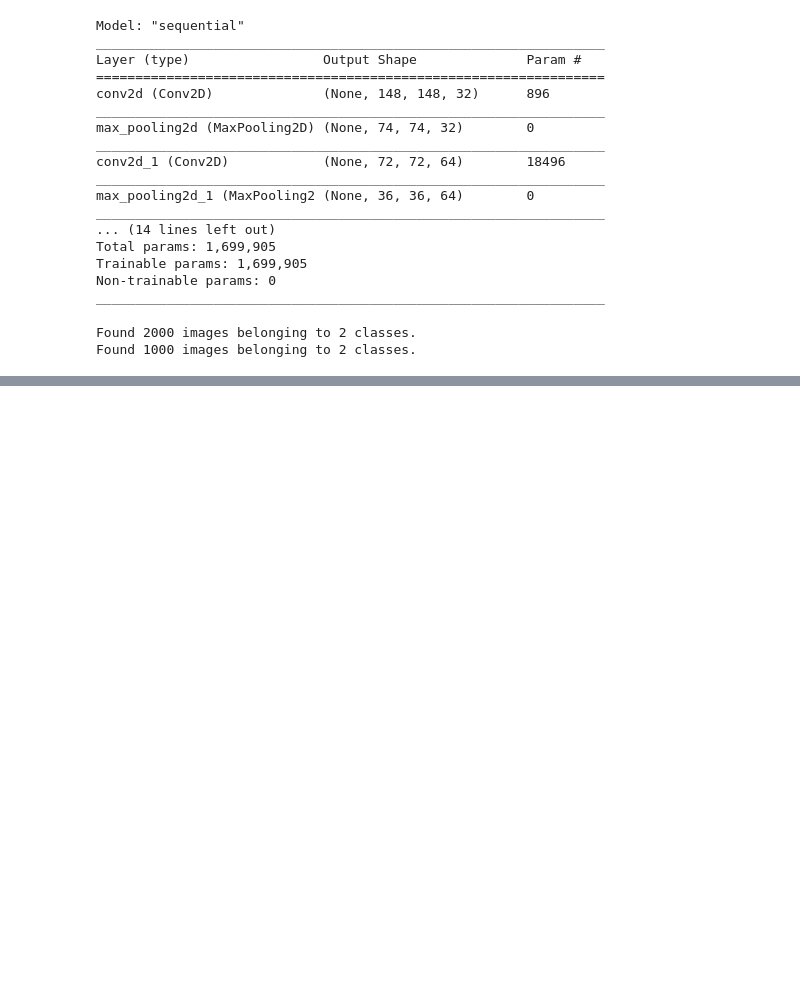
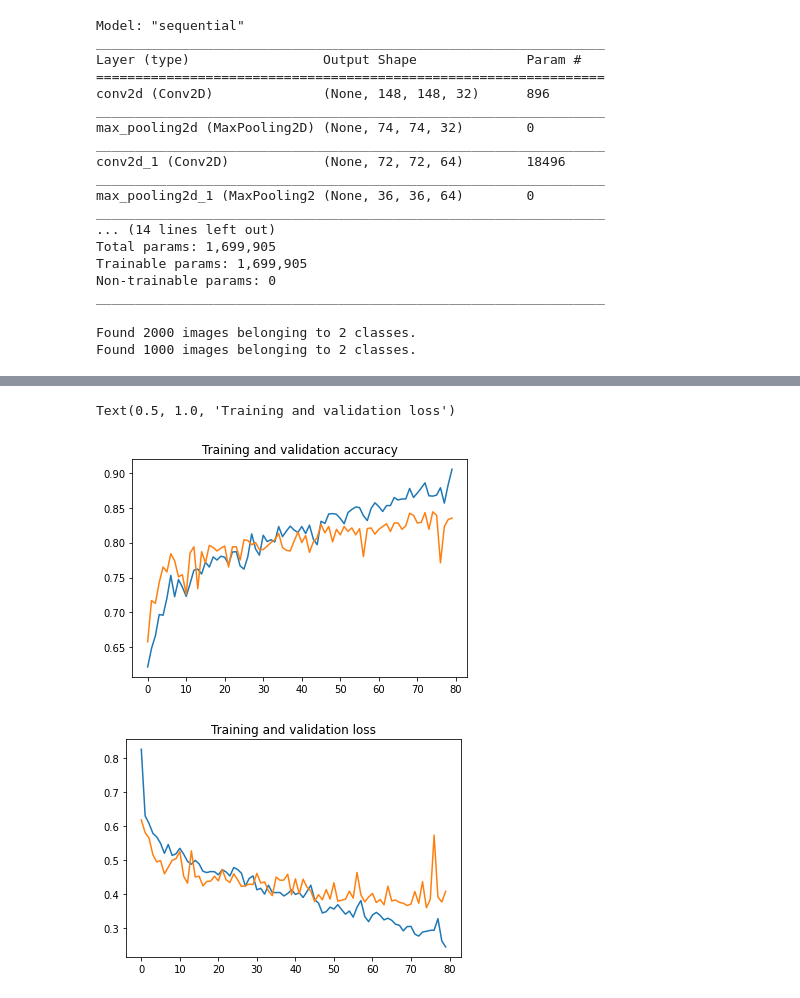
Before and after one commit to Abhilash11Addanki/DeepLearning, a Jupyter notebook: Dogs_vs_Cats.ipynb, the cells around one changed output, grey strips where cells are left out. Drawn from its saved outputs; the diff is of its cells as text; code cells hidden in the pictures; blank space fills up the shorter version.

```diff
--- a/Dogs_vs_Cats.ipynb
+++ b/Dogs_vs_Cats.ipynb
@@ -316,0 +328,8 @@ Text(0.5, 1.0, 'Training and validation loss')
+# %%
+class myCallbackAug(tf.keras.callbacks.Callback):
+  def on_epoch_end(self,epoch,logs={}):
+    if logs.get('accuracy')>0.9:
+      print("\nReached 90% Accuracy so training cancelled!")
+      self.model.stop_training = True
+# %%
+history_aug = model.fit(train_generator,validation_data = test_generator,epochs = 100,callbacks=[myCallbackAug()])
@@ -316,0 +390,22 @@ Text(0.5, 1.0, 'Training and validation loss')
+# %%
+acc = history_aug.history['accuracy']
+val_acc = history_aug.history['val_accuracy']
+loss = history_aug.history['loss']
+val_loss = history_aug.history['val_loss']
+
+epochs = range(len(acc)) # Get number of epochs
+
+#Plotting training and validation accuracy per epoch
+plt.plot(epochs,acc)
+plt.plot(epochs,val_acc)
+plt.title('Training and validation accuracy')
+plt.figure()
+
+#Plotting training and validation loss per epoch
+plt.plot( epochs,loss)
+plt.plot( epochs,val_loss)
+plt.title('Training and validation loss')
+# %% [output]
+Text(0.5, 1.0, 'Training and validation loss')
+[figure, added]
+[figure, added]
```
Also changed, not shown: parts of 10 cells of this notebook.
